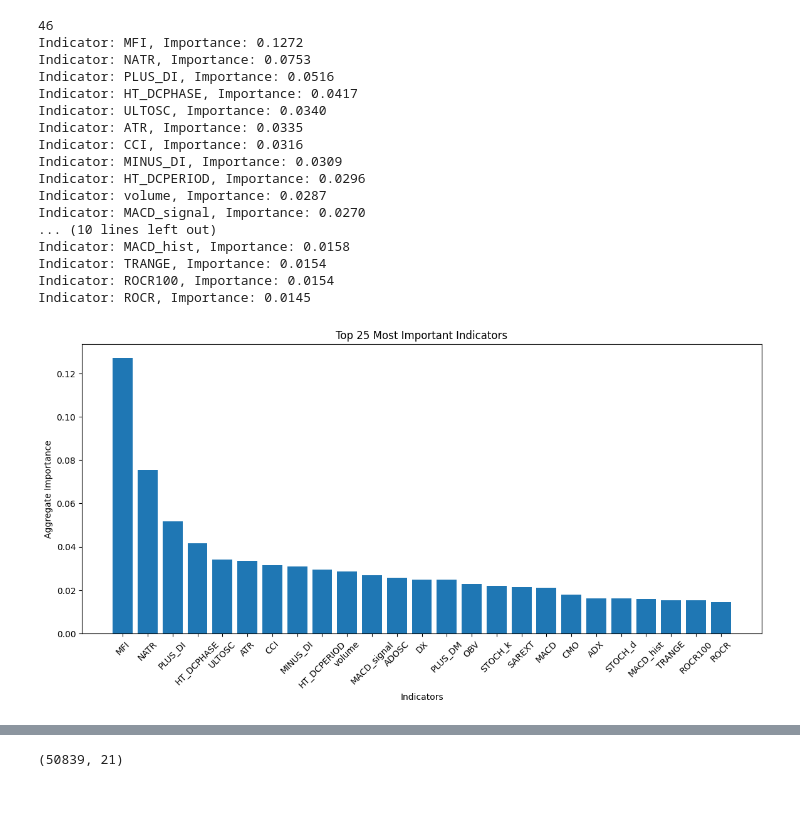
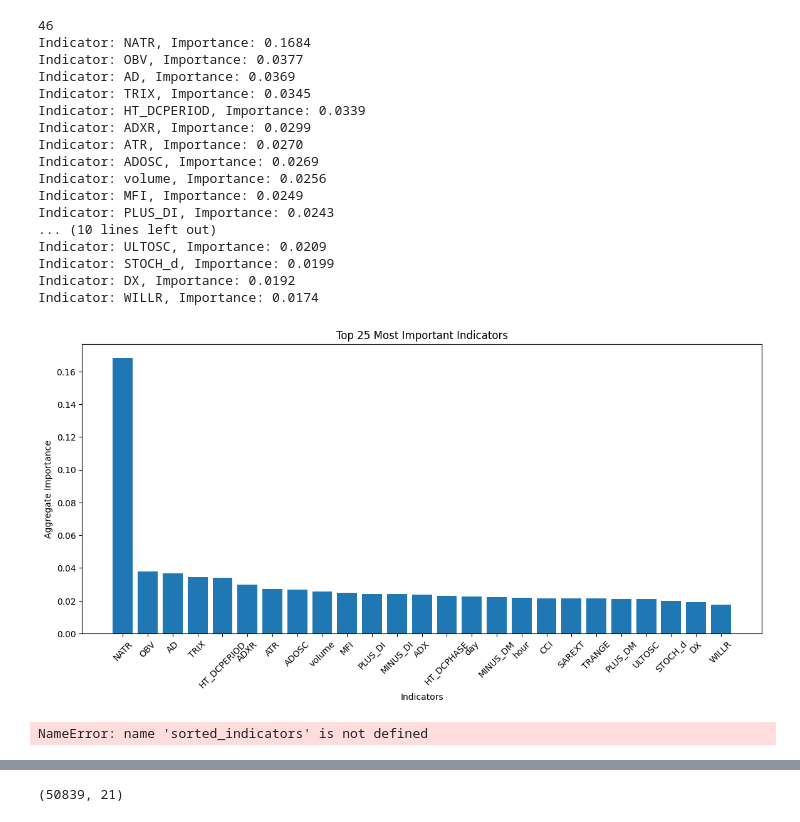
Before and after one commit to jarvisMonke/CryptoModeler, a Jupyter notebook: notebooks/features.ipynb, the cells around one changed output, grey strips where cells are left out. Saved outputs shown, nothing was run; the diff lists cells and outputs as text; code cells hidden in the pictures.

```diff
--- a/notebooks/features.ipynb
+++ b/notebooks/features.ipynb
@@ -251,9 +52,10 @@ ModuleNotFoundError: No module named 'seaborn'
 # %%
 # Window size is the number of candles to base predctions on
 # Look ahead is the number of candles in which to find the max and min price in
-X, y = create_targets(feature_df, 100, 25)
+X, y = pp.create_targets(norm_df, 1, 20, 5)
 # %%
 print(X.shape)
-X = X.reshape(X.shape[0], -1)
+X_flat = X.reshape(X.shape[0], -1)
+
 print(X.shape)
 # %% [output]
@@ -267,7 +69,7 @@ print(y_max.shape)
 # %%
 from sklearn.model_selection import train_test_split
 
-X_big, X_small, y_big, y_small = train_test_split(X, y_max, test_size=0.2, random_state=42)
+X_big, X_small, y_big, y_small = train_test_split(X_flat, y_max, test_size=.9, random_state=42)
 # %%
 from sklearn.ensemble import RandomForestRegressor
 import pandas as pd
@@ -316,7 +138,7 @@ feature_importances = rf.feature_importances_
 
 # Number of indicators and candles
 num_indicators = 46
-num_candles = 100
+num_candles = 1
 
 # Reshape feature importances into [candles, indicators]
 reshaped_importances = feature_importances.reshape(num_candles, num_indicators)
@@ -331,61 +153,58 @@ indicator_df = pd.DataFrame({
 }).sort_values(by='Importance', ascending=False)
 # %%
 # List of indicator names (from your provided names)
-indicator_names = [
-    "volume", "SAREXT",
-    "ADX", "ADXR", "APO", "AROON_up", "AROON_down", "AROONOSC",
-    "BOP", "CCI", "CMO", "DX", "MACD", "MACD_signal", "MACD_hist", "MFI",
-    "MINUS_DI", "MINUS_DM", "MOM", "PLUS_DI", "PLUS_DM", "PPO", "ROC", "ROCP",
-    "ROCR", "ROCR100", "RSI", "STOCH_k", "STOCH_d", "STOCHF_k", "STOCHF_d",
-    "TRIX", "ULTOSC", "WILLR", "AD", "ADOSC", "OBV", "HT_DCPERIOD",
-    "HT_DCPHASE", "HT_TRENDMODE", "ATR", "NATR", "TRANGE", "day", "hour", "minute"
-]
+indicator_names = ['MFI', 'HT_DCPERIOD', 'NATR', 'ATR', 'HT_DCPHASE', 'CCI', 'ULTOSC', 'volume', 'ADOSC', 'DX', 'PLUS_DM', 'PLUS_DI', 'MINUS_DI', 'SAREXT', 'ADX', 'MINUS_DM', 'RSI', 'AD', 'ADXR', 'MACD_hist', 'STOCH_d', 'CMO', 'MOM', 'TRANGE', 'OBV', 'ROC', 'WILLR', 'TRIX', 'AROON_down', 'hour', 'day', 'MACD', 'STOCH_k', 'AROONOSC', 'PPO', 'MACD_signal', 'AROON_up', 'STOCHF_k', 'ROCR', 'APO', 'STOCHF_d', 'ROCR100', 'ROCP', 'BOP', 'minute', 'HT_TRENDMODE']
+
 
 print(len(indicator_names))
 # Make sure the length of indicator_names matches the number of indicators
 assert len(indicator_names) == len(indicator_importances), "Mismatch in number of indicators!"
 
 # Pair indicators with their aggregated importance
 indicator_importance_mapping = list(zip(indicator_names, indicator_importances))
 
 # Sort by importance (descending)
 sorted_indicators = sorted(indicator_importance_mapping, key=lambda x: x[1], reverse=True)
 
 # Display the top N indicators
 top_n = 25
 for name, importance in sorted_indicators[:top_n]:
     print(f"Indicator: {name}, Importance: {importance:.4f}")
 
 # Plot the top N indicators
 top_n_indicators = sorted_indicators[:top_n]
 labels, values = zip(*top_n_indicators)
 
 plt.figure(figsize=(14, 6))
 plt.bar(labels, values)
 plt.title(f'Top {top_n} Most Important Indicators')
 plt.xlabel('Indicators')
 plt.ylabel('Aggregate Importance')
 plt.xticks(rotation=45)
 plt.show()
 # %% [output]
 46
-Indicator: MFI, Importance: 0.1272
-Indicator: NATR, Importance: 0.0753
-Indicator: PLUS_DI, Importance: 0.0516
-Indicator: HT_DCPHASE, Importance: 0.0417
-Indicator: ULTOSC, Importance: 0.0340
-Indicator: ATR, Importance: 0.0335
-Indicator: CCI, Importance: 0.0316
-Indicator: MINUS_DI, Importance: 0.0309
-Indicator: HT_DCPERIOD, Importance: 0.0296
-Indicator: volume, Importance: 0.0287
-Indicator: MACD_signal, Importance: 0.0270
+Indicator: NATR, Importance: 0.1684
+Indicator: OBV, Importance: 0.0377
+Indicator: AD, Importance: 0.0369
+Indicator: TRIX, Importance: 0.0345
+Indicator: HT_DCPERIOD, Importance: 0.0339
+Indicator: ADXR, Importance: 0.0299
+Indicator: ATR, Importance: 0.0270
+Indicator: ADOSC, Importance: 0.0269
+Indicator: volume, Importance: 0.0256
+Indicator: MFI, Importance: 0.0249
+Indicator: PLUS_DI, Importance: 0.0243
 ... (10 lines left out)
-Indicator: MACD_hist, Importance: 0.0158
-Indicator: TRANGE, Importance: 0.0154
-Indicator: ROCR100, Importance: 0.0154
-Indicator: ROCR, Importance: 0.0145
+Indicator: ULTOSC, Importance: 0.0209
+Indicator: STOCH_d, Importance: 0.0199
+Indicator: DX, Importance: 0.0192
+Indicator: WILLR, Importance: 0.0174
-[figure, old version]
+[figure, new version]
+# %%
+sorted_indicators
+# %% [output]
+NameError: name 'sorted_indicators' is not defined
 # %%
 
 # Simulated feature importances from the model (replace this with `rf.feature_importances_`)
```
Also changed, not shown: parts of 15 cells of this notebook, 13 other files.
